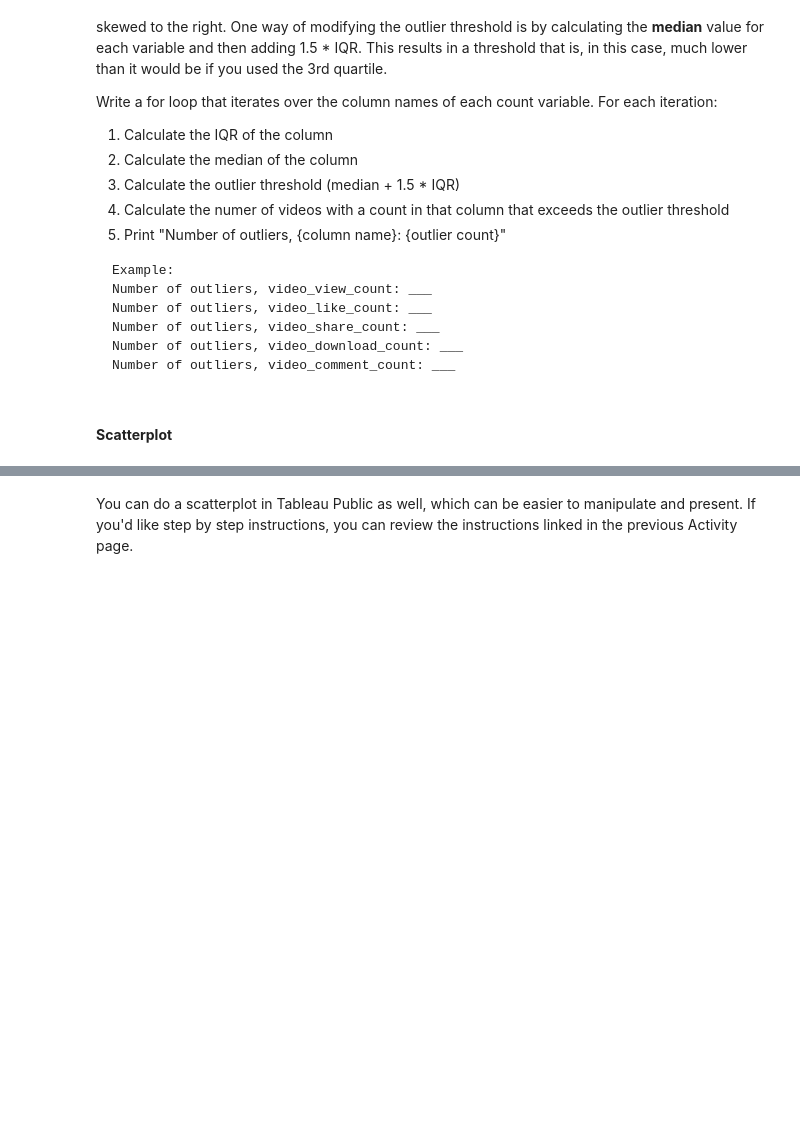
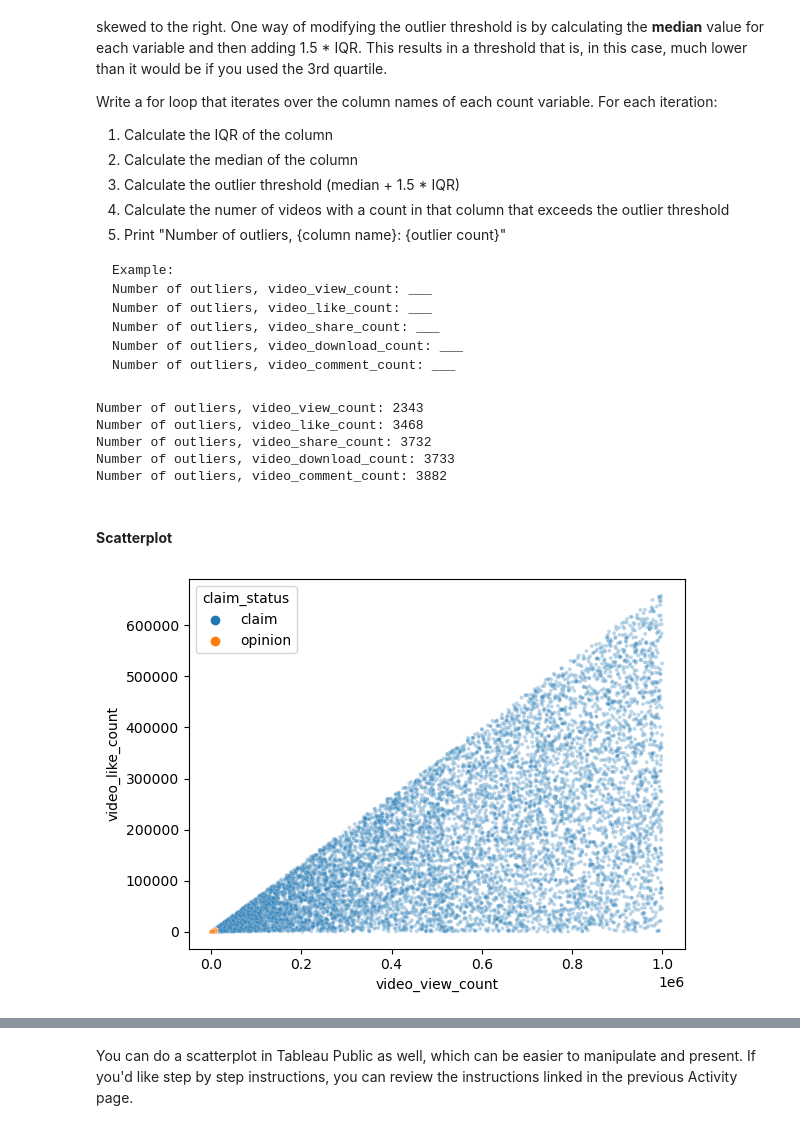
Before and after one commit to pakkaii/resume, a Jupyter notebook: Course 3 Proj/Activity_Course 3 TikTok project lab.ipynb, the cells around one changed output, grey strips where cells are left out. Cells and saved outputs as stored; diff of their text form; code cells hidden in the pictures; blank space fills up the shorter version.

```diff
--- a/Course 3 Proj/Activity_Course 3 TikTok project lab.ipynb
+++ b/Course 3 Proj/Activity_Course 3 TikTok project lab.ipynb
@@ -482,5 +483,35 @@ Number of outliers, video_comment_count: ___
+# %%
+### YOUR CODE HERE ###
+count_cols = ['video_view_count',
+              'video_like_count',
+              'video_share_count',
+              'video_download_count',
+              'video_comment_count',
+              ]
+
+for col in count_cols:
+    q1 = data[col].quantile(0.25)
+    q3 = data[col].quantile(0.75)
+    iqr = q3 - q1
+    median = data[col].median()
+    outlier_threshold = median + 1.5 * iqr
+
+    # Count the number of values that exceed the outlier threshold
+    outlier_count = (data[col] > outlier_threshold).sum()
+    print(f'Number of outliers, {col}:', outlier_count)
+# %% [output]
+Number of outliers, video_view_count: 2343
+Number of outliers, video_like_count: 3468
+Number of outliers, video_share_count: 3732
+Number of outliers, video_download_count: 3733
+Number of outliers, video_comment_count: 3882
 # %% [markdown]
 #### **Scatterplot**
 # %%
 # Create a scatterplot of `video_view_count` versus `video_like_count` according to 'claim_status'
 ### YOUR CODE HERE ###
+sns.scatterplot(x=data["video_view_count"], y=data["video_like_count"],
+                hue=data["claim_status"], s=8, alpha=.3)
+plt.show()
+# %% [output]
+[figure, added]
```
Also changed, not shown: parts of 10 cells of this notebook.
